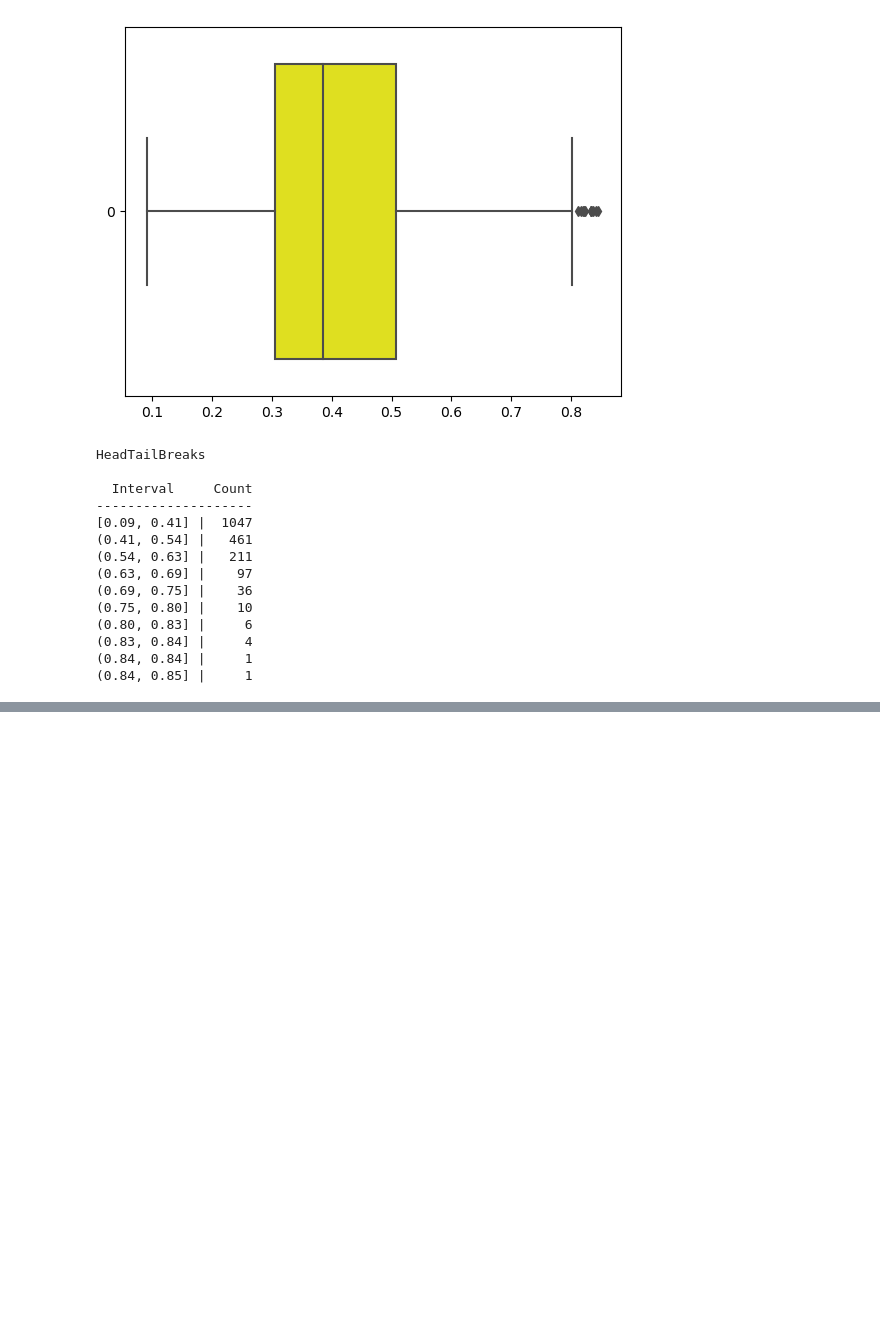
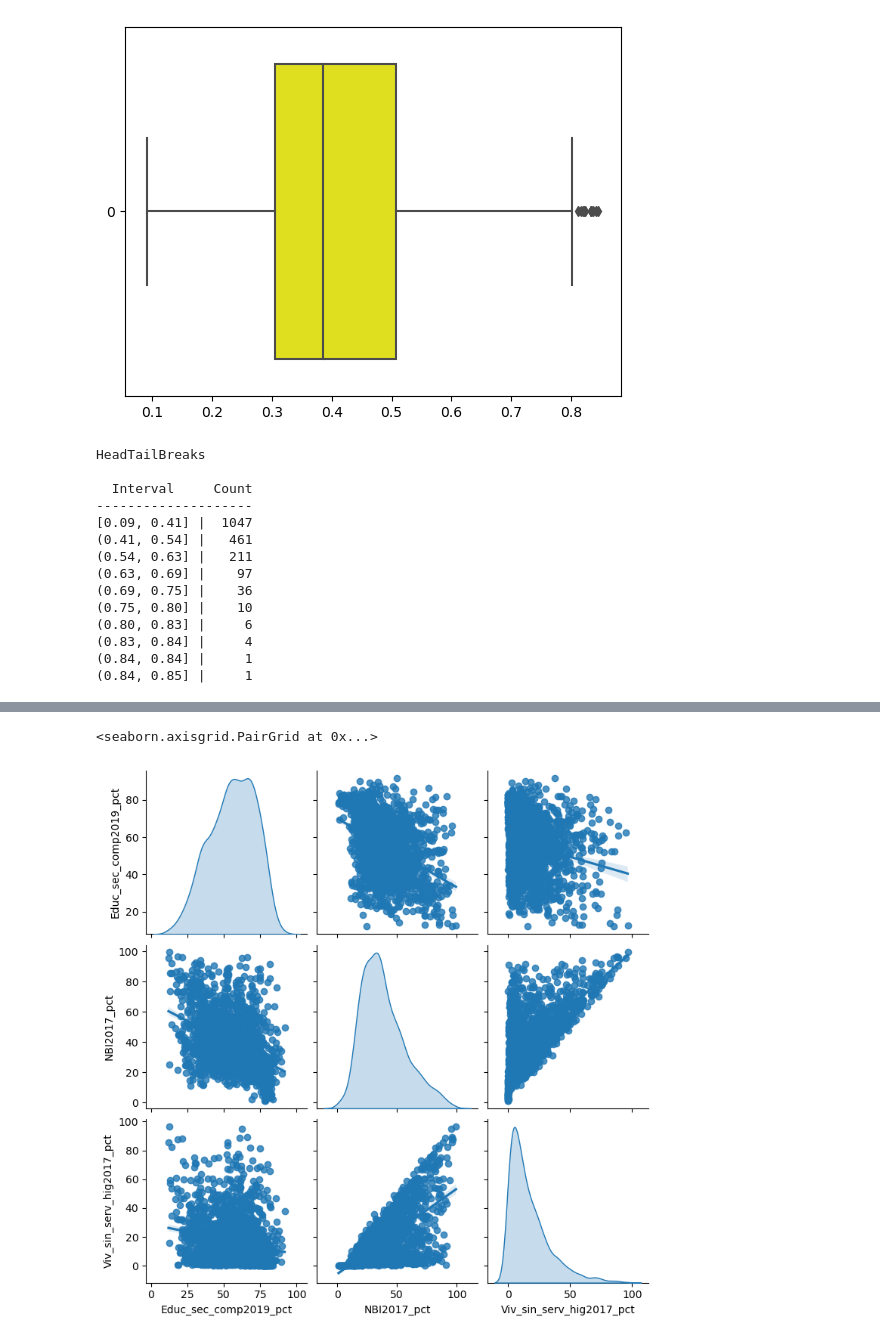
Before and after one commit to FabianRomero20/Examen2, a Jupyter notebook: FULLPRUEBAS.ipynb, the cells around one changed output, grey strips where cells are left out. Cells and saved outputs as stored; diff of their text form; code cells hidden in the pictures; blank space fills up the shorter version.

```diff
--- a/FULLPRUEBAS.ipynb
+++ b/FULLPRUEBAS.ipynb
@@ -366,0 +391,7 @@ datadismap.to_file(os.path.join('mapsPruebas',"dataMapPeru.gpkg"), layer='distri
+# %%
+sea.pairplot(
+    datadismap[selected_variables], kind="reg", diag_kind="kde"
+)
+# %% [output]
+<seaborn.axisgrid.PairGrid at 0x...>
+[figure, added]
```
Also changed, not shown: parts of 29 cells of this notebook, 1 other file.
